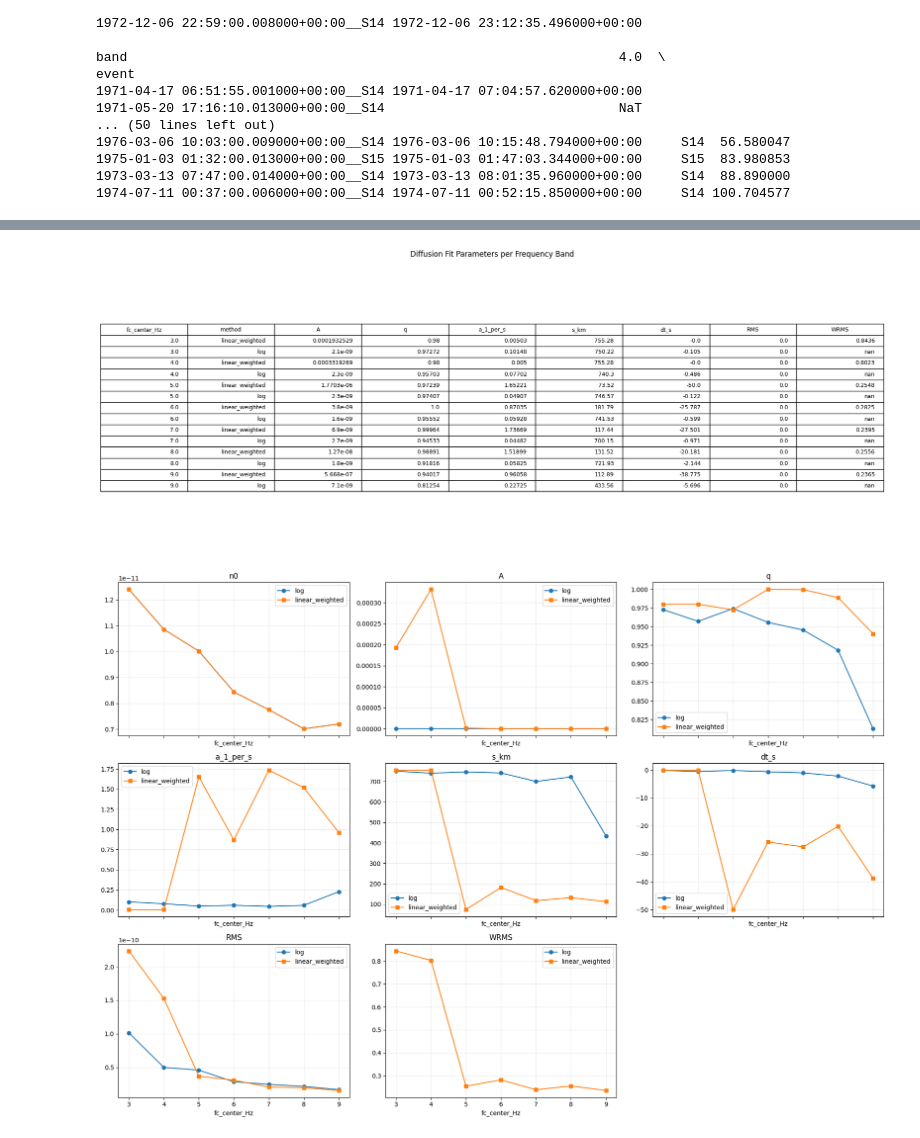
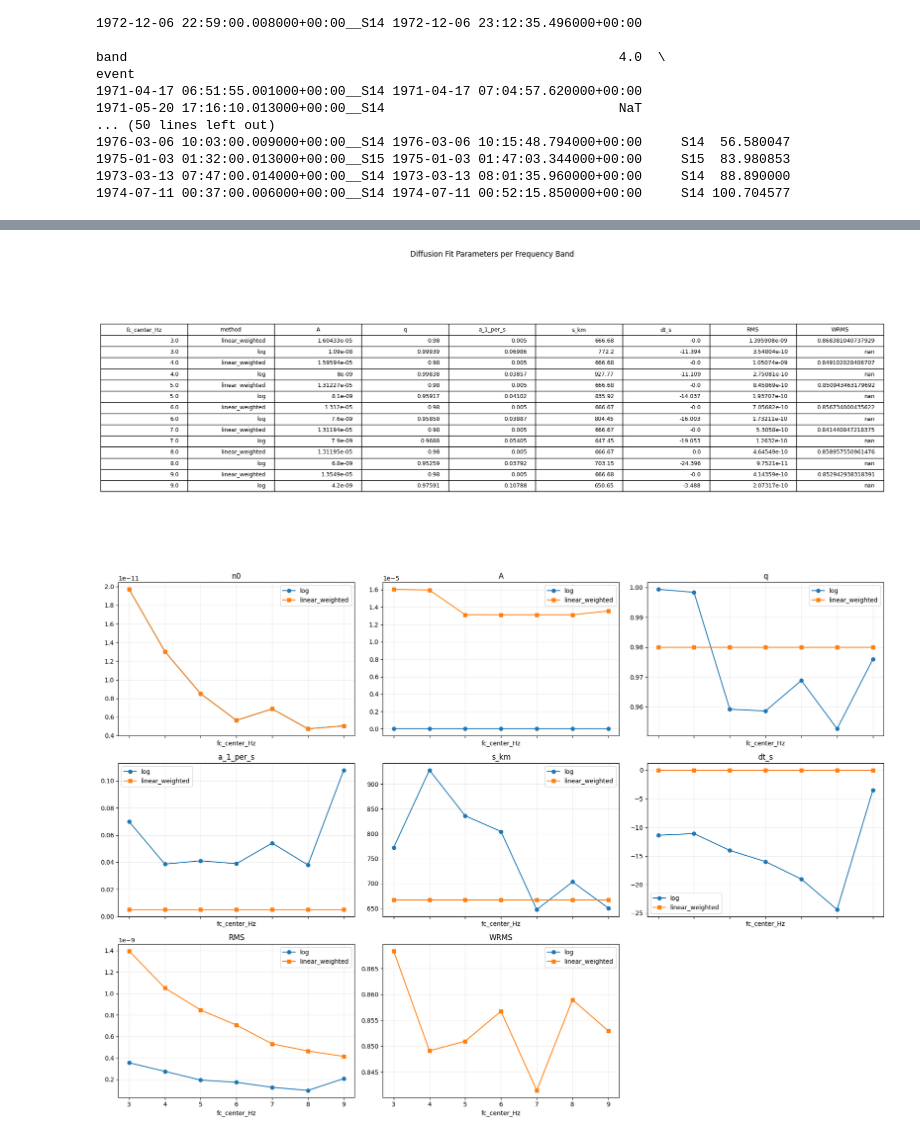
Before and after one commit to RamonMargarit/Heterogeneities-project, a Jupyter notebook: notebooks/Fit_Envelopes.ipynb, the cells around one changed output, grey strips where cells are left out. Drawn from its saved outputs; the diff is of its cells as text; code cells hidden in the pictures.

```diff
--- a/notebooks/Fit_Envelopes.ipynb
+++ b/notebooks/Fit_Envelopes.ipynb
@@ -362,7 +362,7 @@ from obspy import UTCDateTime
 tr_chosen, chosen_event, chosen_row = select_trace_and_event_by_epicentral_distance(
     out_df,
     event_to_trace,
-    target_deg=100,
+    target_deg=88,
     tol_deg=1.0,
     mode="closest"
 )
@@ -419,21 +419,26 @@ def diffusion_logamp_floor(tt, A, q, a, s, D, n0, dt=0.0):
     return 0.5 * np.logaddexp(log_e, log_n0sq)
 
 
+
+
 # ============================================================
 # 3) Shared helpers: masks, init/bounds, misfits
 # ============================================================
-def _prepare_fit_data(t, amp, t0_mean, tmin_after_t0):
+def _prepare_fit_data(t, amp, t0_mean, tmin_after_t0, t_end_safe=10.0):
     t = np.asarray(t, float)
     amp = np.asarray(amp, float)
 
     pre = t < (t0_mean - 10)
     if not np.any(pre):
         raise RuntimeError("No samples before t0_mean for noise floor estimate.")
-    n0 = float(np.percentile(amp[pre], 90))
+    n0 = float(np.mean(amp[pre]))
     n0 = max(n0, 1e-30)
 
     t_eff = t - t0_mean
-    mask = (t_eff > tmin_after_t0) & np.isfinite(amp) & (amp > 0)
+
+    # EXCLUDE last t_end_safe seconds (relative to end of trimmed window)
+    t_end = t.max()
+    mask = (t_eff > tmin_after_t0) & (t <= (t_end - t_end_safe)) & np.isfinite(amp) & (amp > 0)
 
     t_fit = t_eff[mask]
     amp_fit = amp[mask]
@@ -442,18 +447,19 @@ def _prepare_fit_data(t, amp, t0_mean, tmin_after_t0):
         raise RuntimeError("Not enough valid samples after t0_mean for diffusion fit.")
     return n0, t_eff, t_fit, amp_fit
 
-def _p0_bounds(amp_fit, D, fit_dt=True):
+
+def _p0_bounds(amp_fit, D, fit_dt=True): # A, q, a, s,
     if fit_dt:
         p0 = (np.median(amp_fit), 0.98, 5e-3, max(D / 4, 1e-2), 0.0)
         bounds = (
-            (1e-30, 1e-12, 1e-12, 1e-3,  -50),
-            (1e+03, 1-1e-6, 2.0,  1e6,  +50),
+            (1e-30, 1e-12, 1e-12, 1e-3,  -500),
+            (1e+03, 1,    10,    1e6,   +500),
         )
     else:
         p0 = (np.median(amp_fit), 0.98, 5e-3, max(D / 4, 1e-2))
         bounds = (
             (1e-30, 1e-12, 1e-12, 1e-3),
-            (1e+03, 1-1e-6, 5.0,  1e6),
+            (1e+03, 1,    10,    1e6),
         )
     return p0, bounds
 
@@ -477,7 +483,7 @@ def _misfits(amp_obs, amp_pred, sigma=None):
 # 4) Fit: (1) log-fit, (2) linear weighted
 # ============================================================
 def fit_three_ways(
-    t, amp, *, D, t0_mean, tmin_after_t0=0.0, fit_dt=False,
+    t, amp, *, D, t0_mean, tmin_after_t0=0.0, t_end_safe=10.0, fit_dt=False,
     weight_mode="hybrid",
     maxfev=500000
 ):
@@ -571,7 +577,7 @@ if pd.isna(t0_min_utc):
 t0_min_obspy = UTCDateTime(t0_min_utc.to_pydatetime())
 
 start_trim = t0_min_obspy - 30.0
-end_trim   = t0_min_obspy + 120
+end_trim   = t0_min_obspy + 200
 
 # Short trimmed trace (for fitting)
 tr_trimmed = tr_chosen.copy()
@@ -587,7 +593,7 @@ t_tail = tr_tail.times()
 
 # Choose smoothing/bands
 half_bw = 0.5
-win_s   = 5
+win_s   = 10
 order   = 4
 
 # IMPORTANT: use the same bands as your Excel bands (or a subset)
@@ -650,7 +656,8 @@ for i, fc_band in enumerate(frequency_bands):
         t0_mean=t0_line_band,
         tmin_after_t0= -win_s/2,
         fit_dt=True,
-        weight_mode="hybrid"
+        weight_mode="hybrid",
+        t_end_safe=10.0
     )
 
     # --- model axis only after t0 ---
@@ -764,10 +771,10 @@ df_display = df_display.round({
     "a_1_per_s": 5,
     "s_km": 2,
     "dt_s": 3,
-    "RMS": 4,
-    "Relative_RMS": 4,
-    "Log_RMS": 4,
-    "WRMS": 4,
+    "RMS": 15,
+    "Relative_RMS": 15,
+    "Log_RMS": 15,
+    "WRMS": 15,
 })
 
 # Select only the columns you want to show
@@ -861,2 +868,2 @@ Number of bands: 7
-[figure, old version]
+[figure, new version]
-[figure, old version]
+[figure, new version]
```
Also changed, not shown: parts of 2 cells of this notebook.
